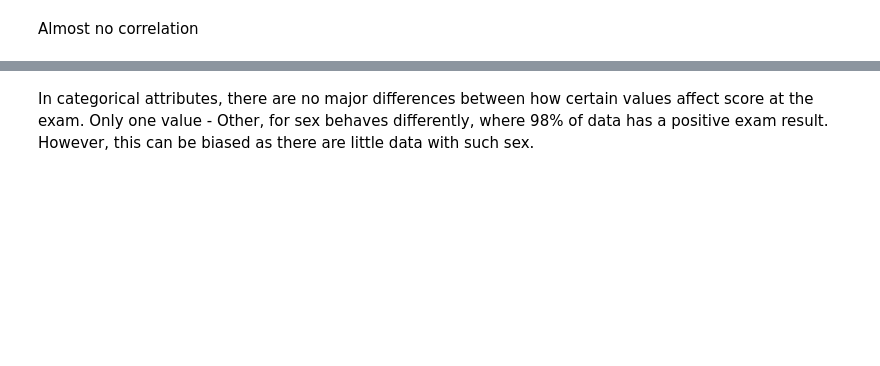
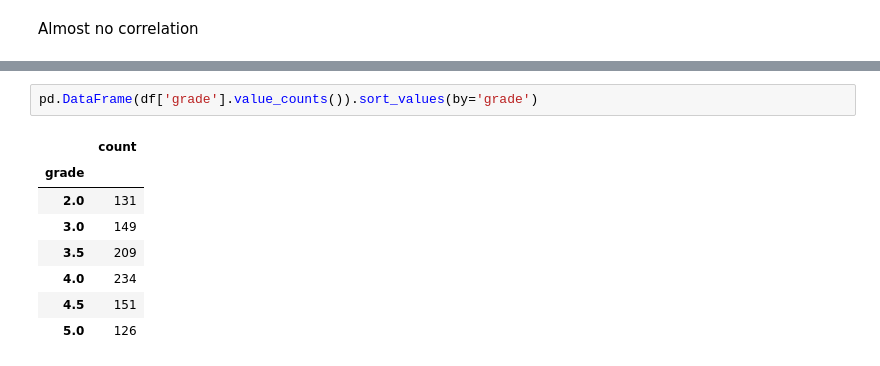
Before and after one commit to jakubradziejewski/students_performance_analysis, a Jupyter notebook: combined_EDA_final.ipynb, the cells around one changed output, grey strips where cells are left out. Saved outputs shown, nothing was run; the diff lists cells and outputs as text; blank space fills up the shorter version.

```diff
--- a/combined_EDA_final.ipynb
+++ b/combined_EDA_final.ipynb
@@ -447,3 +446,12 @@ plt.show()
-# %% [markdown]
- In categorical attributes, there are no major differences between how certain values affect score at the exam. Only one value - Other, for sex behaves differently, where 98% of data has a positive exam result. However, this can be biased as there are little data with such sex.
+# %%
+pd.DataFrame(df['grade'].value_counts()).sort_values(by='grade')
+# %% [output]
+|  | count |
+| grade |  |
+| 2.0 | 131 |
+| 3.0 | 149 |
+| 3.5 | 209 |
+| 4.0 | 234 |
+| 4.5 | 151 |
+| 5.0 | 126 |
 # %%
```
Also changed, not shown: parts of 20 cells of this notebook.
